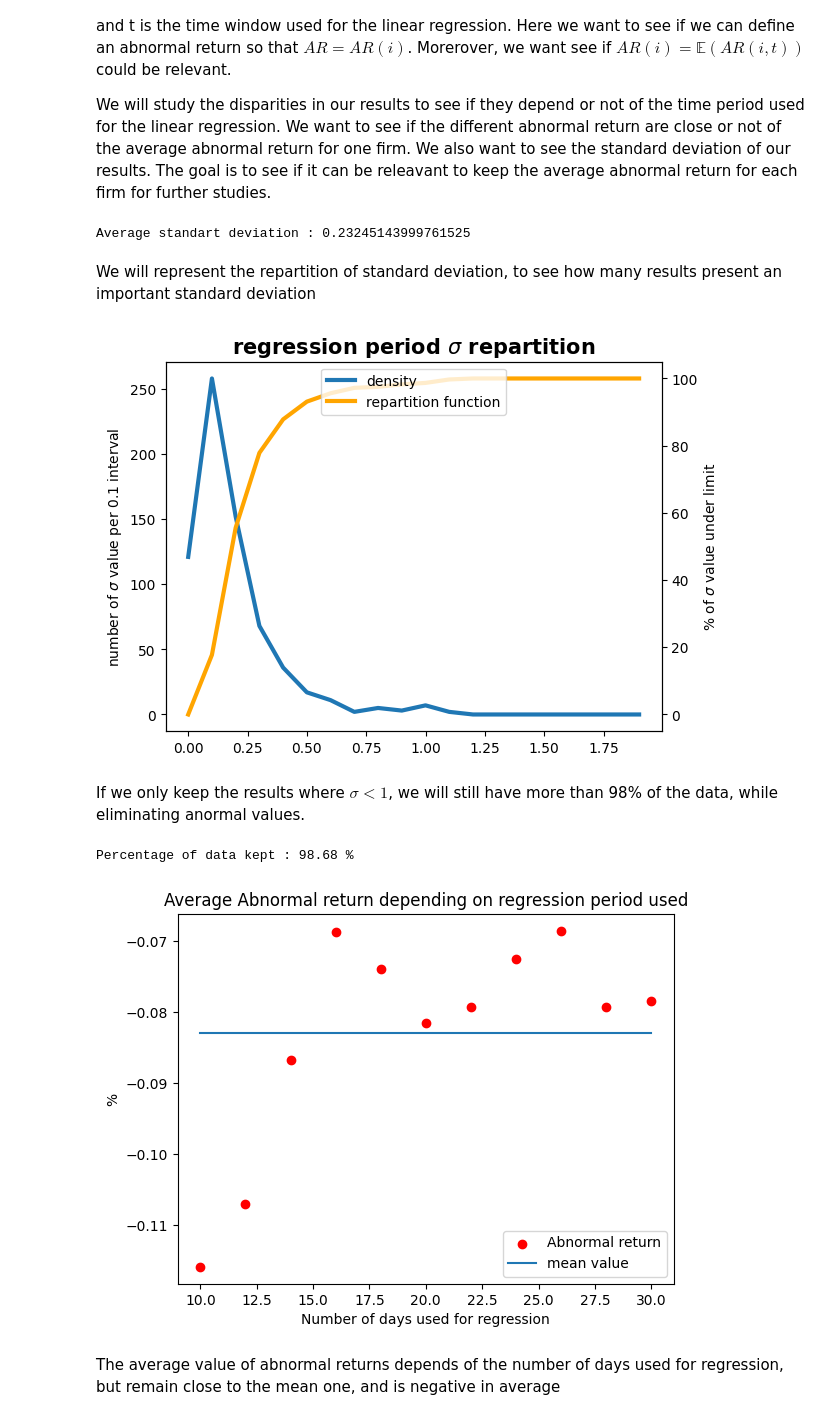
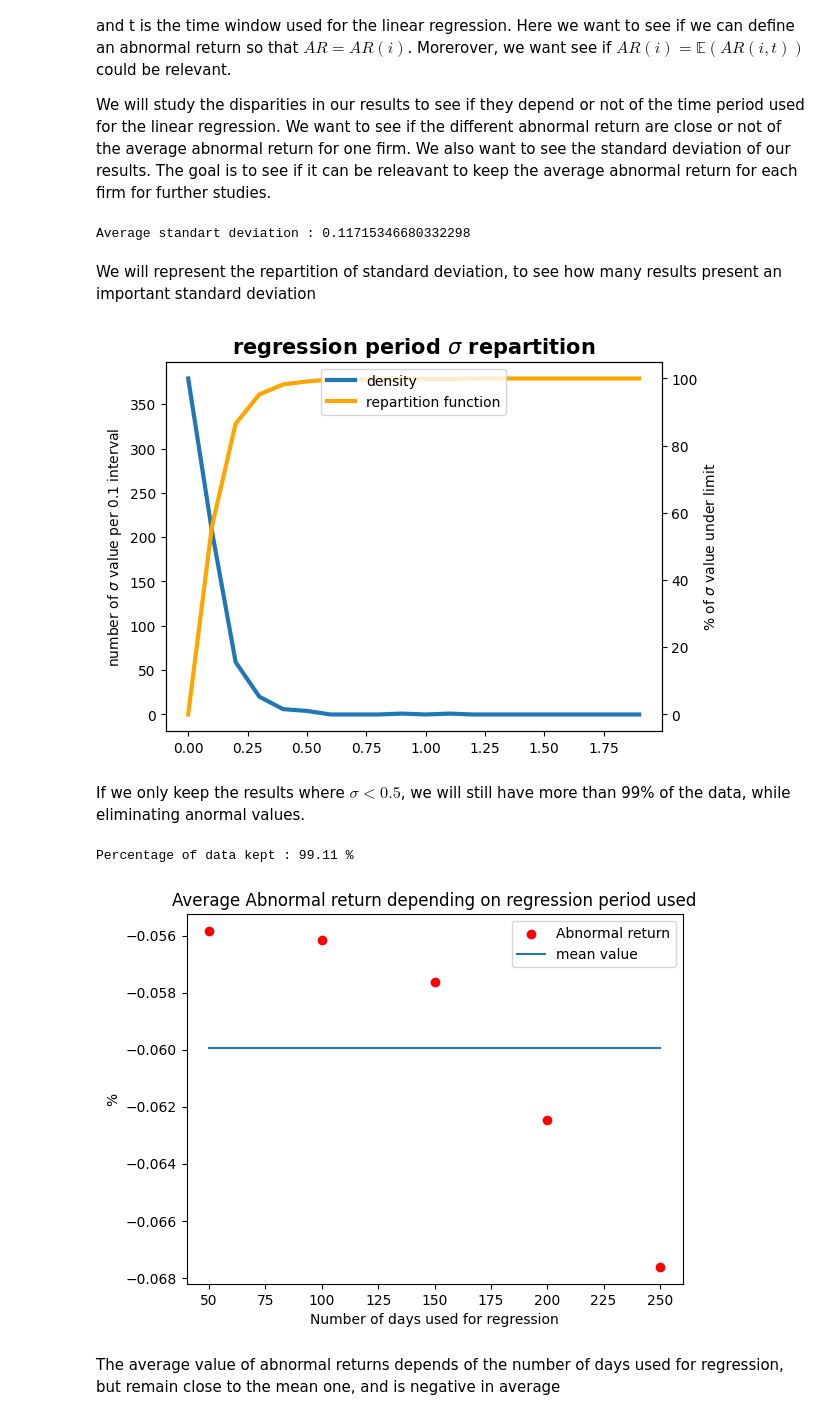
Before and after one commit to alexandrebois/TR-Stock_market_recation_mitigation_target, a Jupyter notebook: 3 -Heterogeneity.ipynb, the cells around one changed output. Cells and saved outputs as stored; diff of their text form; code cells hidden in the pictures.

```diff
--- a/3 -Heterogeneity.ipynb
+++ b/3 -Heterogeneity.ipynb
@@ -25,7 +25,7 @@ def is_float(str):
     except :
         return False
 
-filter = np.all([[is_float(df[f'AR_{2*j}'].iloc[i]) for i in range(len(df))] for j in range(5,16)], axis = 0)
+filter = np.all([[is_float(df[f'AR_{50*j}'].iloc[i]) for i in range(len(df))] for j in range(1,6)], axis = 0)
 df = df[filter]
 df[ df.columns[1:] ] = df[ df.columns[1:] ].apply(pd.to_numeric)
 # %% [markdown]
@@ -40,7 +40,7 @@ We will study the disparities in our results to see if they depend or not of the
 Sigma = np.array([np.std(df.iloc[i][1:]) for i in range(len(df))])
 print(f'Average standart deviation : {np.mean(Sigma)}')
 # %% [output]
-Average standart deviation : 0.23245143999761525
+Average standart deviation : 0.11715346680332298
 # %% [markdown]
 We will represent the repartition of standard deviation, to see how many results present an important standard deviation
 # %%
@@ -63,32 +63,32 @@ plt.title('regression period $\sigma$ repartition', fontsize = 15 , fontweight =
 #plt.savefig(path.join(result_folder, 'sigma_repartition.png' ))
 plt.show();
 # %% [output]
-[figure, old version]
+[figure, new version]
 # %% [markdown]
-If we only keep the results where $\sigma < 1$, we will still have more than 98% of the data, while eliminating anormal values.
+If we only keep the results where $\sigma < 0.5$, we will still have more than 99% of the data, while eliminating anormal values.
 # %%
-filter = Sigma < 1
+filter = Sigma < 0.5
 df_filtered = df[filter]
 new_Sigma = Sigma[filter]
 frac = np.round( (len(df_filtered)/ len(df))*100, 2)
 print(f'Percentage of data kept : {frac} %')
 # %% [output]
-Percentage of data kept : 98.68 %
+Percentage of data kept : 99.11 %
 # %%
 average = df_filtered.mean()
-Average = average.mean()*np.ones(11)
+Average = average.mean()*np.ones(5)
 
-x = range(10, 31, 2)
+x = range(50, 260, 50)
 plt.scatter(x, average, color = 'red', label = 'Abnormal return')
 plt.xlabel('Number of days used for regression')
 plt.plot(x, Average, label='mean value' )
 plt.legend()
 plt.ylabel('%')
 plt.title('Average Abnormal return depending on regression period used')
 #plt.savefig(path.join(result_folder, 'variation_regression_time.png' ))
 plt.show();
 # %% [output]
-[figure, old version]
+[figure, new version]
 # %% [markdown]
 The average value of abnormal returns depends of the number of days used for regression, but remain close to the mean one, and is negative in average
 # %%
```
Also changed, not shown: parts of 18 cells of this notebook, 1 other file.
